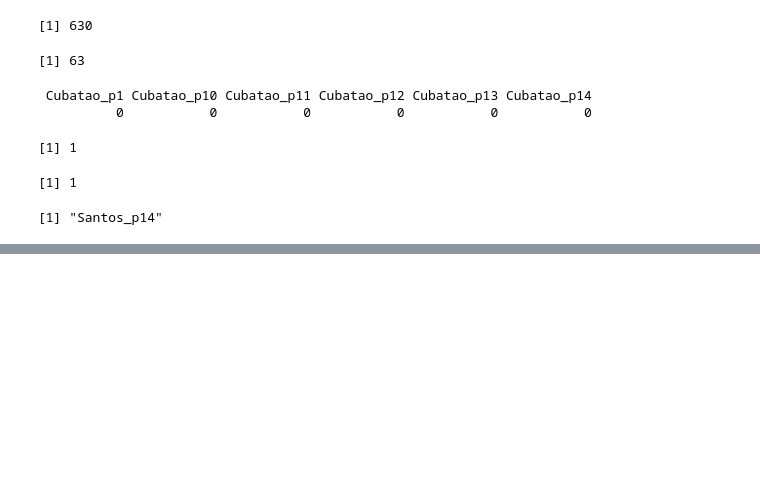
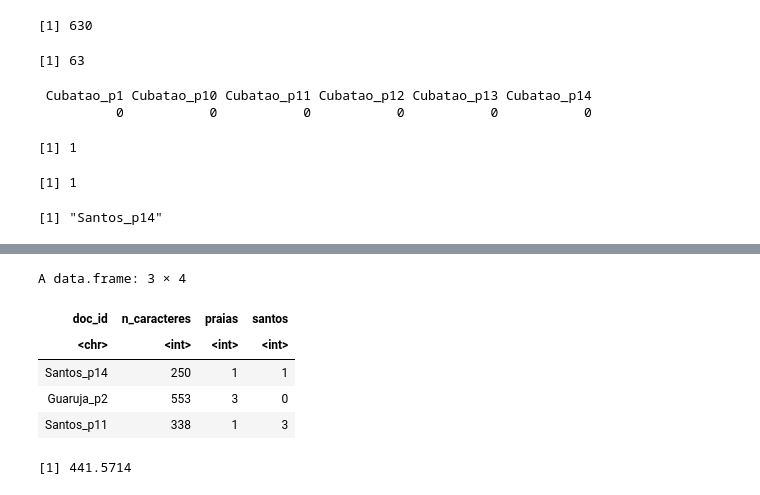
Before and after one commit to vicleme/PI3-FFV, a Jupyter notebook: estrutura/codigo/12b-metricas-estudo.ipynb, the cells around one changed output, grey strips where cells are left out. Saved outputs shown, nothing was run; the diff lists cells and outputs as text; code cells hidden in the pictures; blank space fills up the shorter version.

```diff
--- a/estrutura/codigo/12b-metricas-estudo.ipynb
+++ b/estrutura/codigo/12b-metricas-estudo.ipynb
@@ -111,0 +480,19 @@ relevantes
+# %%
+par <- read.csv("estrutura/corpus/paragrafos.csv", encoding = "UTF-8")      # um parágrafo por linha
+alvo <- c("Santos_p14", "Guaruja_p2", "Santos_p11")                          # o relevante e os dois que disputaram posição com ele
+vistos <- par[match(alvo, par$doc_id), ]                                     # as 3 linhas, na ordem de 'alvo'
+txt <- tolower(vistos$texto)
+conta <- function(padrao, x) lengths(regmatches(x, gregexpr(padrao, x)))     # quantas vezes o padrão aparece em cada texto
+data.frame(doc_id = vistos$doc_id,
+           n_caracteres = vistos$n_caracteres,
+           praias = conta("praias", txt),
+           santos = conta("santos", txt))
+mean(par$n_caracteres)    # tamanho médio dos 63 parágrafos
+# %% [output]
+A data.frame: 3 × 4
+| doc_id | n_caracteres | praias | santos |
+| <chr> | <int> | <int> | <int> |
+| Santos_p14 | 250 | 1 | 1 |
+| Guaruja_p2 | 553 | 3 | 0 |
+| Santos_p11 | 338 | 1 | 3 |
+[1] 441.5714
```
Also changed, not shown: parts of 53 cells of this notebook, 1 other file.
